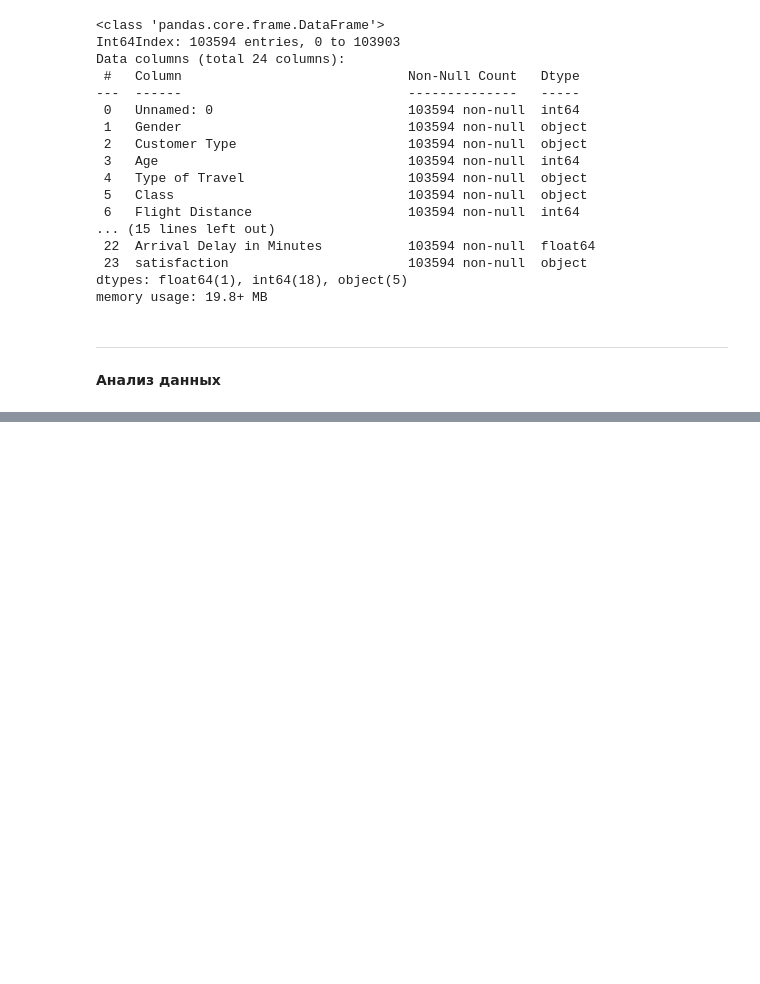
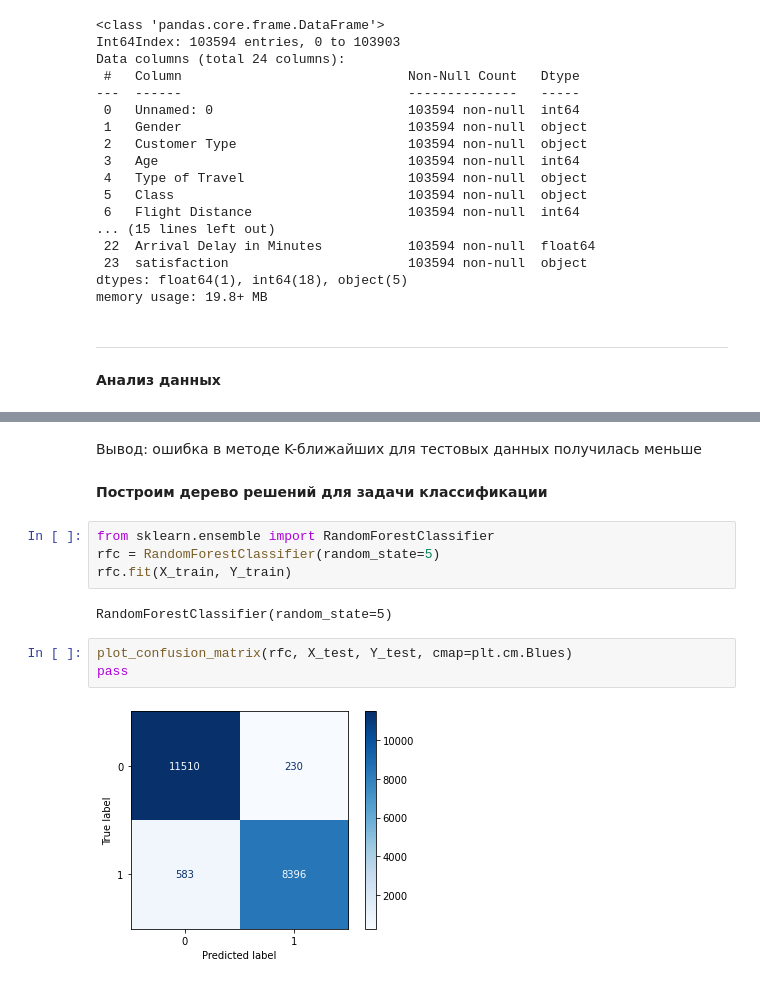
Before and after one commit to ZeR018/ML23, a Jupyter notebook: Airline_Passenger_Satisfaction.ipynb, the cells around one changed output, grey strips where cells are left out. Cells and saved outputs as stored; diff of their text form; blank space fills up the shorter version.

```diff
--- a/Airline_Passenger_Satisfaction.ipynb
+++ b/Airline_Passenger_Satisfaction.ipynb
@@ -236,0 +442,15 @@ sns.heatmap(df.corr(),vmin=-1,vmax=1)
+# %% [markdown]
+Вывод: ошибка в методе K-ближайших для тестовых данных получилась меньше
+# %% [markdown]
+**Построим дерево решений для задачи классификации**
+# %%
+from sklearn.ensemble import RandomForestClassifier
+rfc = RandomForestClassifier(random_state=5)
+rfc.fit(X_train, Y_train)
+# %% [output]
+RandomForestClassifier(random_state=5)
+# %%
+plot_confusion_matrix(rfc, X_test, Y_test, cmap=plt.cm.Blues)
+pass
+# %% [output]
+[figure, added]
```
Also changed, not shown: parts of 64 cells of this notebook.
